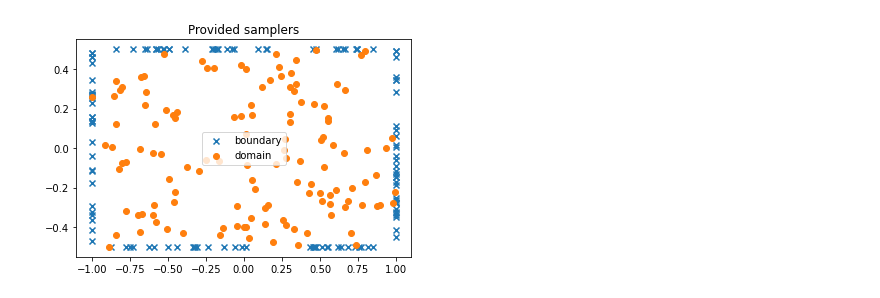
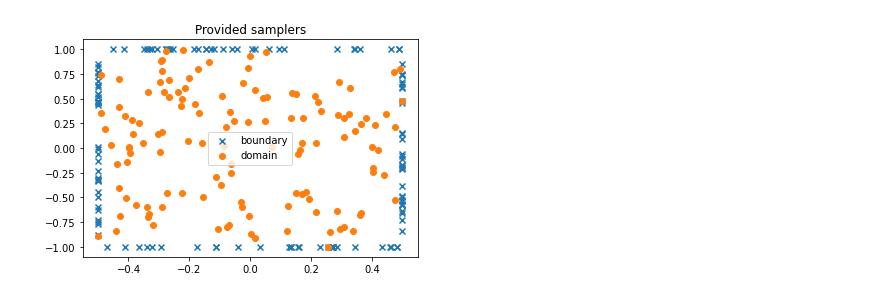
Before and after one commit to ucl-bug/jaxdf, a Jupyter notebook: docs/notebooks/pinn_burgers.ipynb, the cells around one changed output. Drawn from its saved outputs; the diff is of its cells as text; code cells hidden in the pictures.

```diff
--- a/docs/notebooks/pinn_burgers.ipynb
+++ b/docs/notebooks/pinn_burgers.ipynb
@@ -22,15 +29,15 @@ boundary_samples = domain.boundary_sampler
 # %%
 # Show example
 boundary_sampler = domain.boundary_sampler
 x = boundary_sampler(jax.random.PRNGKey(42), 128)
-plt.scatter(x[:,0],x[:,1], marker='x', label="boundary")
+plt.scatter(x[:,1],x[:,0], marker='x', label="boundary")
 x = domain_sampler(jax.random.PRNGKey(42), 128)
-plt.scatter(x[:,0],x[:,1], marker='o', label="domain")
+plt.scatter(x[:,1],x[:,0], marker='o', label="domain")
 plt.legend()
 plt.title("Provided samplers")
 plt.show()
 # %% [output]
-[figure, old version]
+[figure, new version]
 # %%
 # Construct the PINN
 from jaxdf.discretization import Arbitrary, UniformField
```
Also changed, not shown: parts of 14 cells of this notebook, 5 other files.
